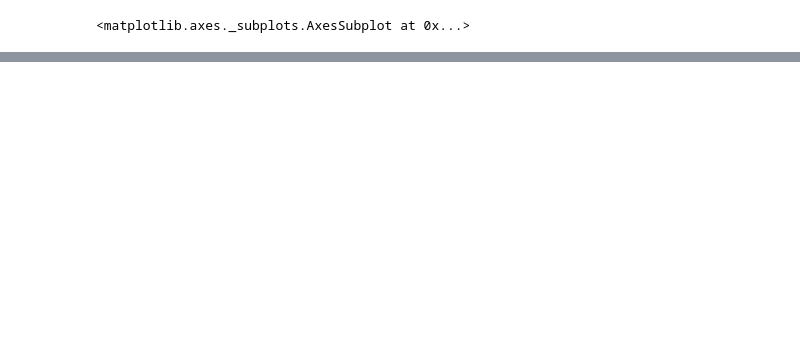
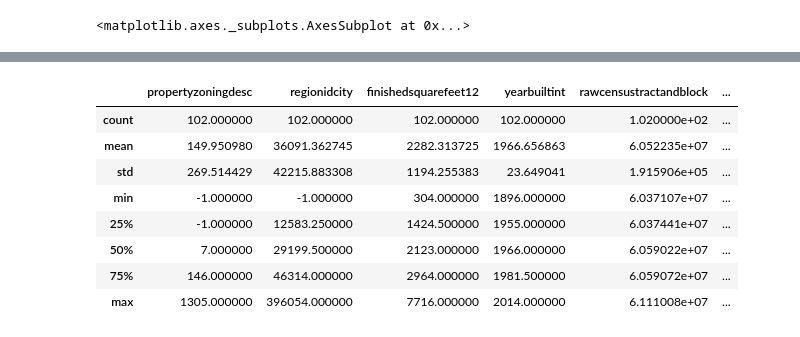
Before and after one commit to Eric-Ens/Capstone_project_1, a Jupyter notebook: Data_exploration.ipynb, the cells around one changed output, grey strips where cells are left out. Saved outputs shown, nothing was run; the diff lists cells and outputs as text; code cells hidden in the pictures; blank space fills up the shorter version.

```diff
--- a/Data_exploration.ipynb
+++ b/Data_exploration.ipynb
@@ -251 +261,29 @@ anamoly_df.head()
+# %%
+cols_to_drop = ['landtaxvaluedollarcnt','structuretaxvaluedollarcnt','regionidzip','decktypeid',
+               'unitcnt','garagecarcnt','lotsizesquarefeet','taxvaluedollarcnt',
+                 'taxamount','poolsizesum','censustractandblock','heatingorsystemtypeid',
+               'calculatedbathnbr','airconditioningtypeid','propertylandusetypeid',
+               'bathroomcnt','bedroomcnt','fullbathcnt',
+               'roomcnt','propertycountylandusecode']
+cols_to_keep = list(set(smallhousedf)-set(cols_to_drop))
+
+
+anamoly_df = smallhousedf[((smallhousedf['logerror'] > 2) & (smallhousedf['logerror'] < 2.5)) |
+                         ((smallhousedf['logerror'] < int(-2)) & (smallhousedf['logerror'] > int(-2.5)))]
+
+accurate_df = smallhousedf[(smallhousedf['logerror'] < 1.8) & (smallhousedf['logerror'] > -1.8)]
+
+anamoly_df = anamoly_df[cols_to_keep].copy()
+accurate_df = accurate_df[cols_to_keep].copy()
+anamoly_df.describe()
+# %% [output]
+|  | propertyzoningdesc | regionidcity | finishedsquarefeet12 | yearbuiltint | rawcensustractandblock | ... |
+| count | 102.000000 | 102.000000 | 102.000000 | 102.000000 | 1.020000e+02 | ... |
+| mean | 149.950980 | 36091.362745 | 2282.313725 | 1966.656863 | 6.052235e+07 | ... |
+| std | 269.514429 | 42215.883308 | 1194.255383 | 23.649041 | 1.915906e+05 | ... |
+| min | -1.000000 | -1.000000 | 304.000000 | 1896.000000 | 6.037107e+07 | ... |
+| 25% | -1.000000 | 12583.250000 | 1424.500000 | 1955.000000 | 6.037441e+07 | ... |
+| 50% | 7.000000 | 29199.500000 | 2123.000000 | 1966.000000 | 6.059022e+07 | ... |
+| 75% | 146.000000 | 46314.000000 | 2964.000000 | 1981.500000 | 6.059072e+07 | ... |
+| max | 1305.000000 | 396054.000000 | 7716.000000 | 2014.000000 | 6.111008e+07 | ... |
 # %%
```
Also changed, not shown: parts of 13 cells of this notebook, 2 other files.
